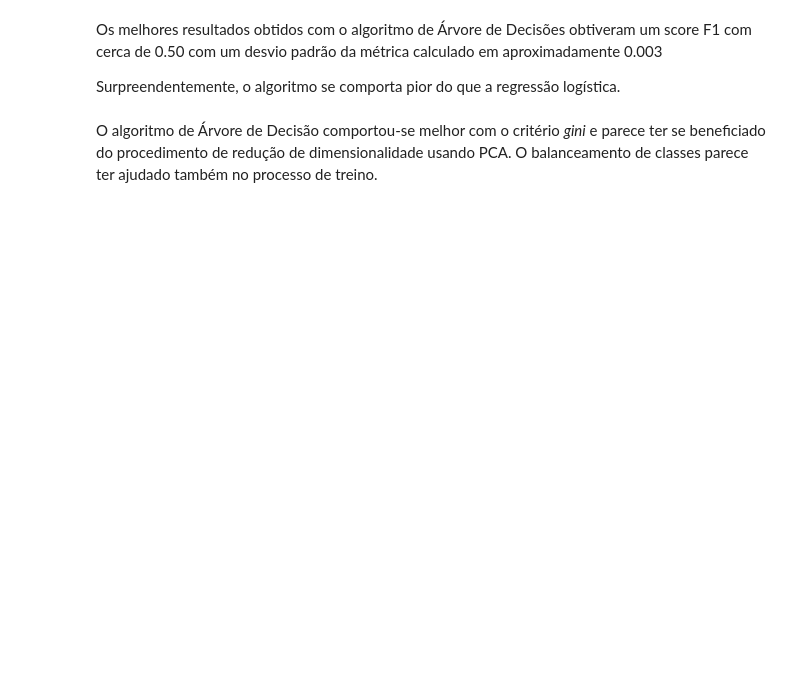
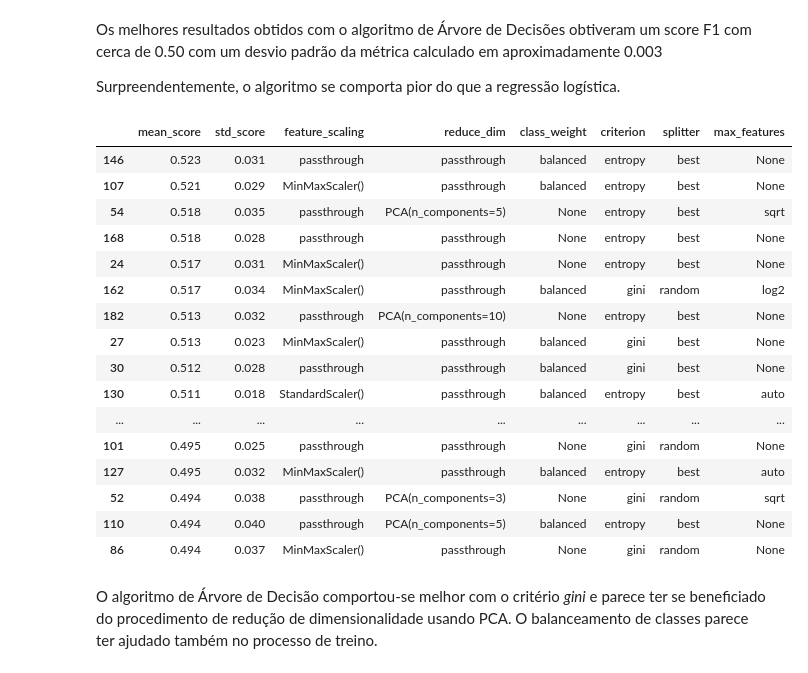
Before and after one commit to itaborai83/ecd221-ML-trabalho, a Jupyter notebook: ML_7_Projeto_completo_de_Classificação_Binária_Telco_Churn.ipynb, the cells around one changed output. Drawn from its saved outputs; the diff is of its cells as text; code cells hidden in the pictures; blank space fills up the shorter version.

```diff
--- a/ML_7_Projeto_completo_de_Classificação_Binária_Telco_Churn.ipynb
+++ b/ML_7_Projeto_completo_de_Classificação_Binária_Telco_Churn.ipynb
@@ -1104,7 +1239,7 @@ report_results(nb_grid)
 param_grid = [
   # DecisionTreeClassifier
   {
-    "feature_scaling__scaler"       : ["passthrough", MinMaxScaler(), StandardScaler()],
+    "feature_scaling__num__scaler"  : ["passthrough", MinMaxScaler(), StandardScaler()],
     "reduce_dim"                    : ["passthrough", PCA(n_components=3), PCA(n_components=5), PCA(n_components=10)],
     "classifier"                    : [DecisionTreeClassifier()],
     "classifier__class_weight"      : [None, "balanced"],
@@ -1114,6 +1249,6 @@ param_grid = [
   }
 ]
 if QUICK_RUN:
-  dt_grid, dt_results_df =  search_hyperparameters(param_grid, 20)
+  dt_grid, dt_results_df =  search_hyperparameters(param_grid, 20, "dt")
 else:
-  dt_grid, dt_results_df =  search_hyperparameters(param_grid, 200)
+  dt_grid, dt_results_df =  search_hyperparameters(param_grid, 200, "dt")
@@ -1126,15 +1274,33 @@ Surpreendentemente, o algoritmo se comporta pior do que a regressão logística.
 # %%
 column_mapping = {
   "mean_score"      : "mean_test_score"
 , "std_score"       : "std_test_score"
-, "feature_scaling" : "param_feature_scaling__scaler"
+, "feature_scaling" : "param_feature_scaling__num__scaler"
 , "reduce_dim"      : "param_reduce_dim"
 , "class_weight"    : "param_classifier__class_weight"
 , "criterion"       : "param_classifier__criterion"
 , "splitter"        : "param_classifier__splitter"
 , "max_features"    : "param_classifier__max_features"
 }
 dt_params_df = show_top_n(dt_results_df, 50, column_mapping)
+# %% [output]
+|  | mean_score | std_score | feature_scaling | reduce_dim | class_weight | criterion | splitter | max_features |
+| 146 | 0.523 | 0.031 | passthrough | passthrough | balanced | entropy | best | None |
+| 107 | 0.521 | 0.029 | MinMaxScaler() | passthrough | balanced | entropy | best | None |
+| 54 | 0.518 | 0.035 | passthrough | PCA(n_components=5) | None | entropy | best | sqrt |
+| 168 | 0.518 | 0.028 | passthrough | passthrough | None | entropy | best | None |
+| 24 | 0.517 | 0.031 | MinMaxScaler() | passthrough | None | entropy | best | None |
+| 162 | 0.517 | 0.034 | MinMaxScaler() | passthrough | balanced | gini | random | log2 |
+| 182 | 0.513 | 0.032 | passthrough | PCA(n_components=10) | None | entropy | best | None |
+| 27 | 0.513 | 0.023 | MinMaxScaler() | passthrough | balanced | gini | best | None |
+| 30 | 0.512 | 0.028 | passthrough | passthrough | balanced | gini | best | None |
+| 130 | 0.511 | 0.018 | StandardScaler() | passthrough | balanced | entropy | best | auto |
+| ... | ... | ... | ... | ... | ... | ... | ... | ... |
+| 101 | 0.495 | 0.025 | passthrough | passthrough | None | gini | random | None |
+| 127 | 0.495 | 0.032 | MinMaxScaler() | passthrough | balanced | entropy | best | auto |
+| 52 | 0.494 | 0.038 | passthrough | PCA(n_components=3) | None | gini | random | sqrt |
+| 110 | 0.494 | 0.040 | passthrough | PCA(n_components=5) | balanced | entropy | best | None |
+| 86 | 0.494 | 0.037 | MinMaxScaler() | passthrough | None | gini | random | None |
 # %% [markdown]
 O algoritmo de Árvore de Decisão comportou-se melhor com o critério *gini* e parece ter se beneficiado do procedimento de redução de dimensionalidade usando PCA. O balanceamento de classes parece ter ajudado também no processo de treino.
 # %%
```
Also changed, not shown: parts of 40 cells of this notebook.
